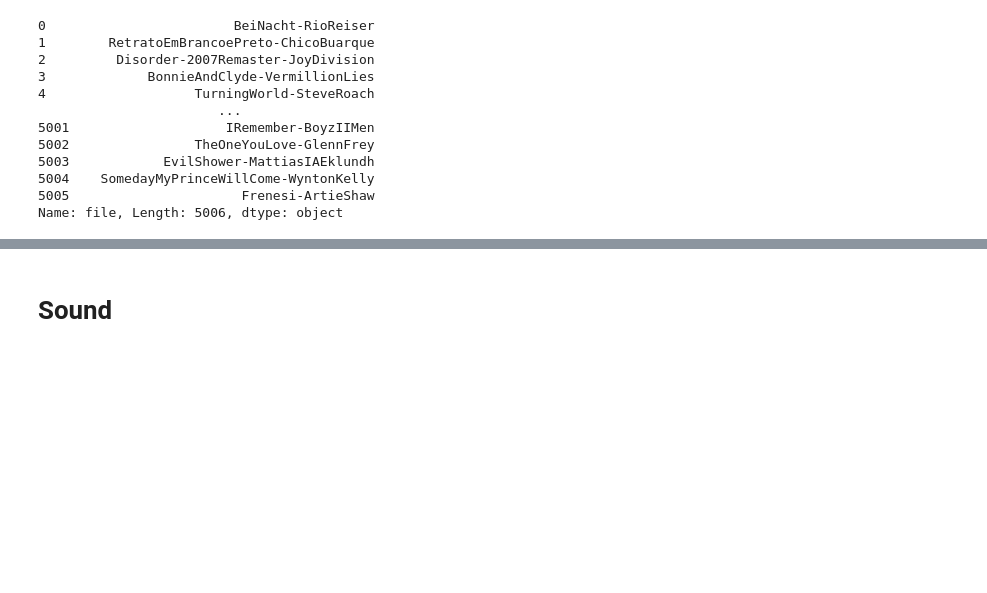
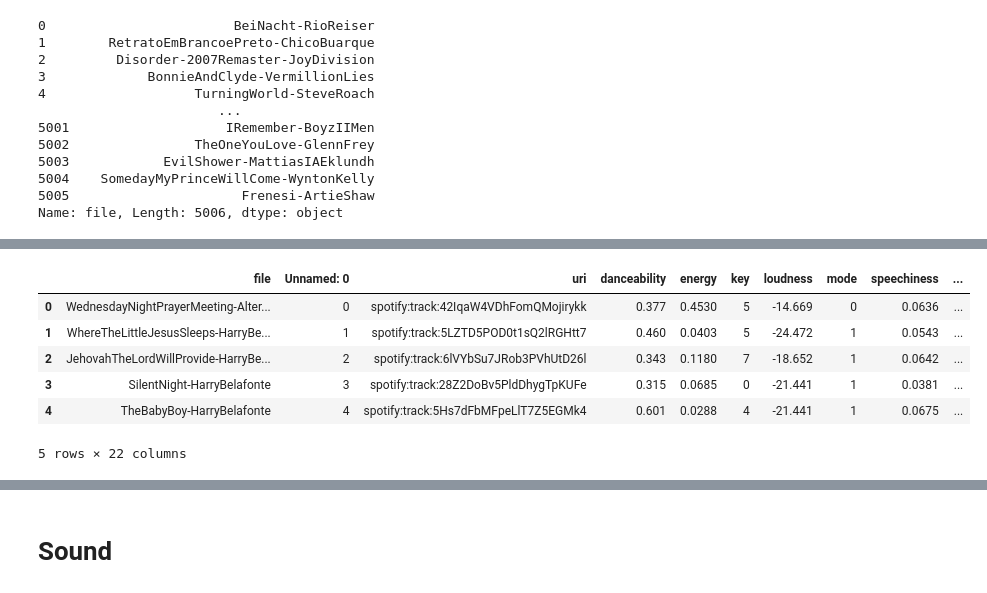
Before and after one commit to stevenwinnick/songsnap, a Jupyter notebook: Final Model.ipynb, the cells around one changed output, grey strips where cells are left out. Cells and saved outputs as stored; diff of their text form; code cells hidden in the pictures; blank space fills up the shorter version.

```diff
--- a/Final Model.ipynb
+++ b/Final Model.ipynb
@@ -45,0 +64,10 @@ Name: file, Length: 5006, dtype: object
+# %%
+complete_dataset.head()
+# %% [output]
+|  | file | Unnamed: 0 | uri | danceability | energy | key | loudness | mode | speechiness | ... |
+| 0 | WednesdayNightPrayerMeeting-Alter... | 0 | spotify:track:42IqaW4VDhFomQMojirykk | 0.377 | 0.4530 | 5 | -14.669 | 0 | 0.0636 | ... |
+| 1 | WhereTheLittleJesusSleeps-HarryBe... | 1 | spotify:track:5LZTD5POD0t1sQ2lRGHtt7 | 0.460 | 0.0403 | 5 | -24.472 | 1 | 0.0543 | ... |
+| 2 | JehovahTheLordWillProvide-HarryBe... | 2 | spotify:track:6lVYbSu7JRob3PVhUtD26l | 0.343 | 0.1180 | 7 | -18.652 | 1 | 0.0642 | ... |
+| 3 | SilentNight-HarryBelafonte | 3 | spotify:track:28Z2DoBv5PldDhygTpKUFe | 0.315 | 0.0685 | 0 | -21.441 | 1 | 0.0381 | ... |
+| 4 | TheBabyBoy-HarryBelafonte | 4 | spotify:track:5Hs7dFbMFpeLlT7Z5EGMk4 | 0.601 | 0.0288 | 4 | -21.441 | 1 | 0.0675 | ... |
+5 rows × 22 columns
```
Also changed, not shown: parts of 13 cells of this notebook.
